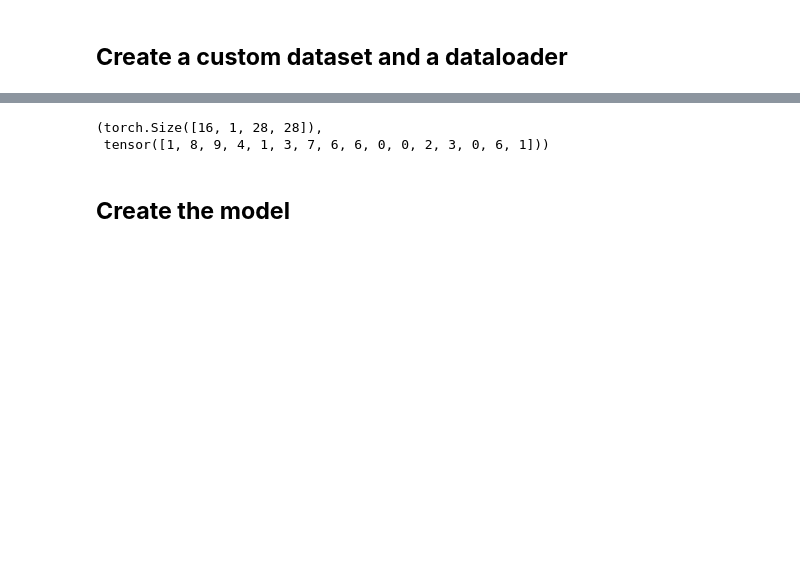
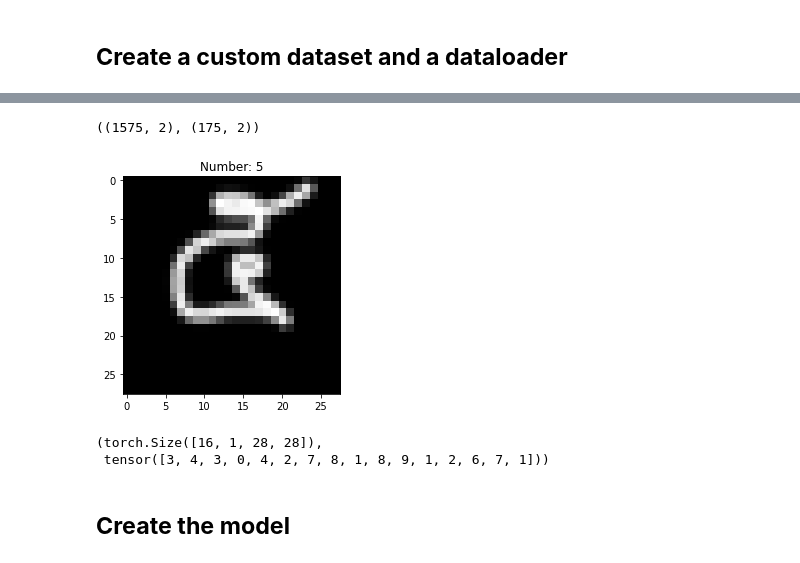
Before and after one commit to biodatlab/deep-learning-skooldio, a Jupyter notebook: 02_handwritten_recognition.ipynb, the cells around one changed output, grey strips where cells are left out. Drawn from its saved outputs; the diff is of its cells as text; code cells hidden in the pictures; blank space fills up the shorter version.

```diff
--- a/02_handwritten_recognition.ipynb
+++ b/02_handwritten_recognition.ipynb
@@ -97,0 +93,8 @@ plt.show()
+# %%
+# Create dataframe
+train_df = pd.DataFrame({"path": glob("data/train/*/*")})
+val_df = pd.DataFrame({"path": glob("data/validation/*/*")})
+
+# Create text column from path
+train_df["text"] = train_df["path"].apply(lambda x: int(os.path.basename(os.path.dirname(x))))
+val_df["text"] = val_df["path"].apply(lambda x: int(os.path.basename(os.path.dirname(x))))
@@ -98,2 +113,18 @@ plt.show()
+# %%
+# Shape of dataframe
+train_df.shape, val_df.shape
+# %% [output]
+((1575, 2), (175, 2))
+# %%
+# Randomly display image
+idx = random.randint(0, len(train_df))
+img = Image.open(train_df.path[idx])
+img = (1 - transform(img)).squeeze(0)
+
+plt.title("Number: {}".format(Path(paths[idx]).parent.name))
+plt.imshow(img, cmap="gray")
+plt.show()
+# %% [output]
+[figure, added]
 # %%
 class ThaiDigitDataset(Dataset):
@@ -124,8 +150,10 @@ images, labels = next(iter(train_loader))
 # %%
+# load example batch
+images, labels = next(iter(train_loader))
 images.shape, labels
 # %% [output]
 (torch.Size([16, 1, 28, 28]),
- tensor([1, 8, 9, 4, 1, 3, 7, 6, 6, 0, 0, 2, 3, 0, 6, 1]))
+ tensor([3, 4, 3, 0, 4, 2, 7, 8, 1, 8, 9, 1, 2, 6, 7, 1]))
 # %% [markdown]
 ## **Create the model**
 # %%
```
Also changed, not shown: parts of 66 cells of this notebook.
